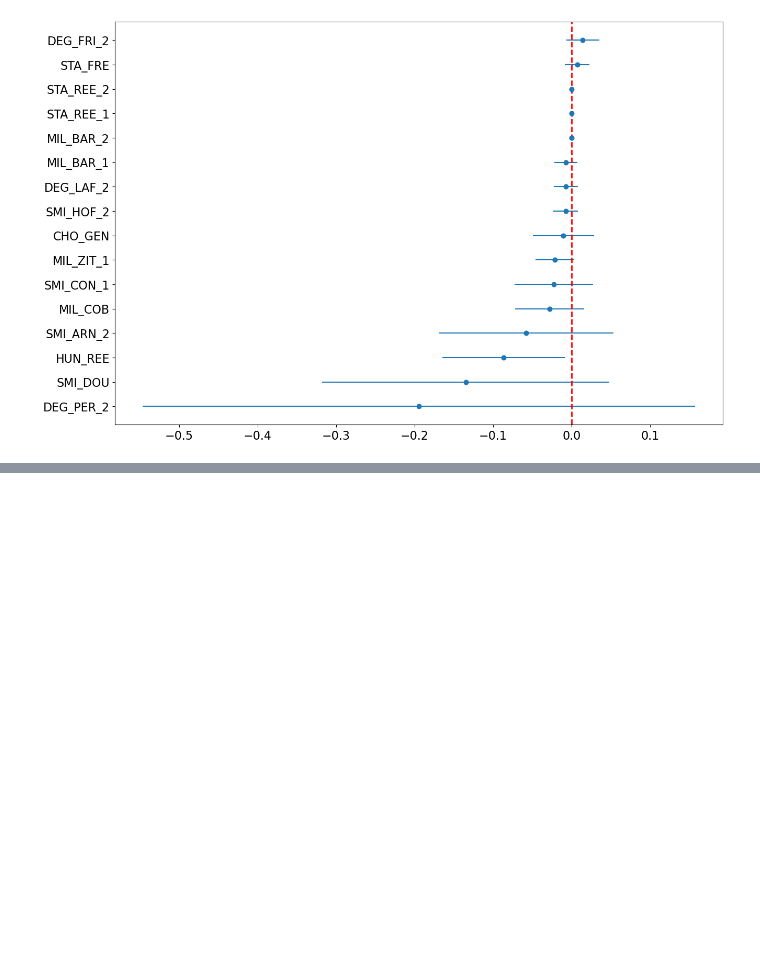
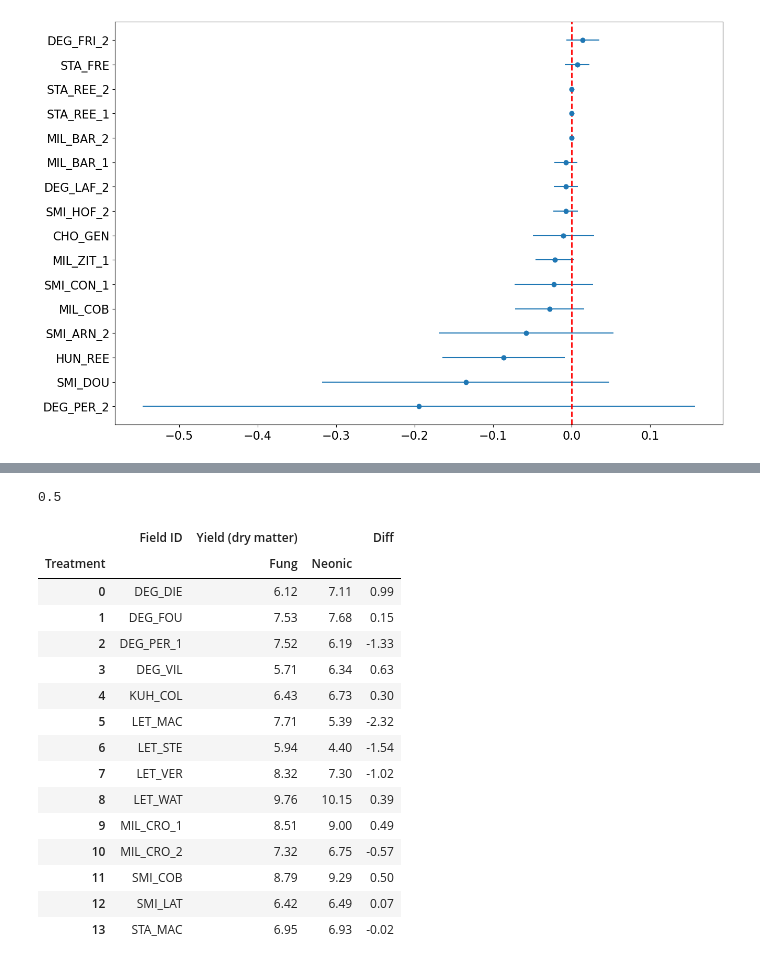
Before and after one commit to chloecho31/cornell, a Jupyter notebook: SCM/2025/2025_analysis.ipynb, the cells around one changed output, grey strips where cells are left out. Cells and saved outputs as stored; diff of their text form; code cells hidden in the pictures; blank space fills up the shorter version.

```diff
--- a/SCM/2025/2025_analysis.ipynb
+++ b/SCM/2025/2025_analysis.ipynb
@@ -241,0 +279,25 @@ plt.axvline(x=0, color='r', linestyle='--', linewidth=2)
+# %%
+len(grain_yield_pivot.loc[grain_yield_pivot['Diff'] > 0]['Field ID']) / len(grain_yield_pivot['Field ID'])
+# %% [output]
+0.5
+# %%
+silage_yield_pivot = silage_yield.pivot(index='Field ID', columns= 'Treatment', values=['Yield (dry matter)']).reset_index()
+silage_yield_pivot['Diff'] = silage_yield_pivot['Yield (dry matter)']['Neonic'] - silage_yield_pivot['Yield (dry matter)']['Fung']
+silage_yield_pivot
+# %% [output]
+|  | Field ID | Yield (dry matter) |  | Diff |
+| Treatment |  | Fung | Neonic |  |
+| 0 | DEG_DIE | 6.12 | 7.11 | 0.99 |
+| 1 | DEG_FOU | 7.53 | 7.68 | 0.15 |
+| 2 | DEG_PER_1 | 7.52 | 6.19 | -1.33 |
+| 3 | DEG_VIL | 5.71 | 6.34 | 0.63 |
+| 4 | KUH_COL | 6.43 | 6.73 | 0.30 |
+| 5 | LET_MAC | 7.71 | 5.39 | -2.32 |
+| 6 | LET_STE | 5.94 | 4.40 | -1.54 |
+| 7 | LET_VER | 8.32 | 7.30 | -1.02 |
+| 8 | LET_WAT | 9.76 | 10.15 | 0.39 |
+| 9 | MIL_CRO_1 | 8.51 | 9.00 | 0.49 |
+| 10 | MIL_CRO_2 | 7.32 | 6.75 | -0.57 |
+| 11 | SMI_COB | 8.79 | 9.29 | 0.50 |
+| 12 | SMI_LAT | 6.42 | 6.49 | 0.07 |
+| 13 | STA_MAC | 6.95 | 6.93 | -0.02 |
```
Also changed, not shown: parts of 6 cells of this notebook.
